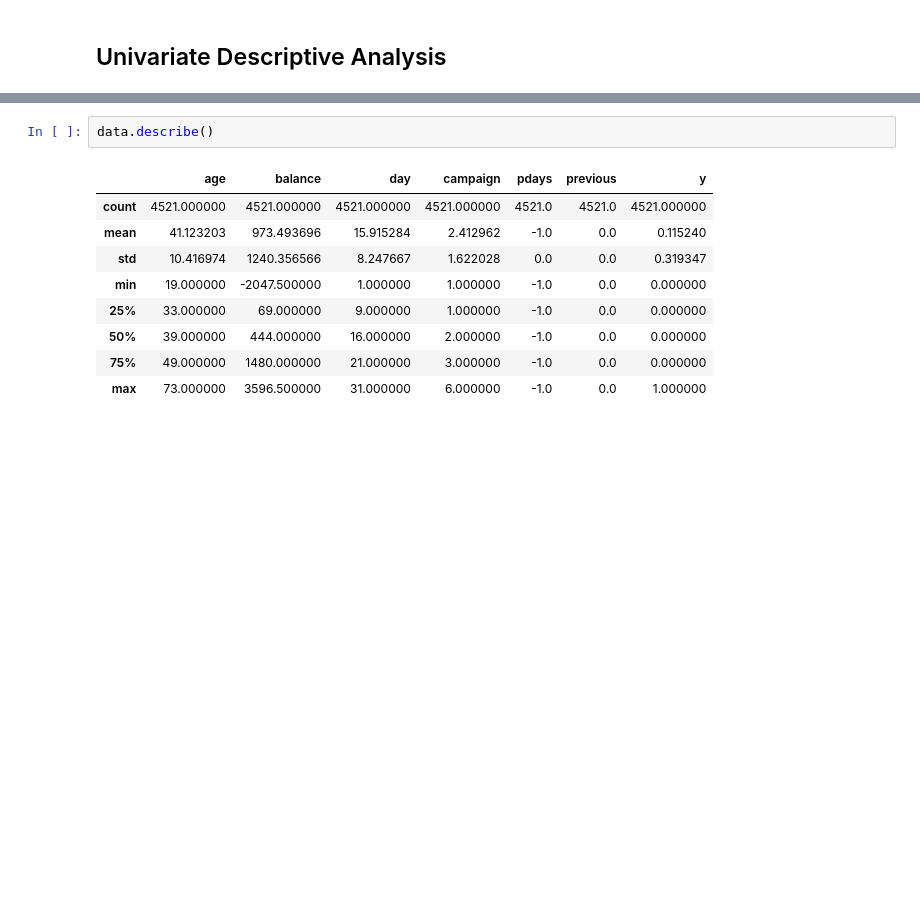
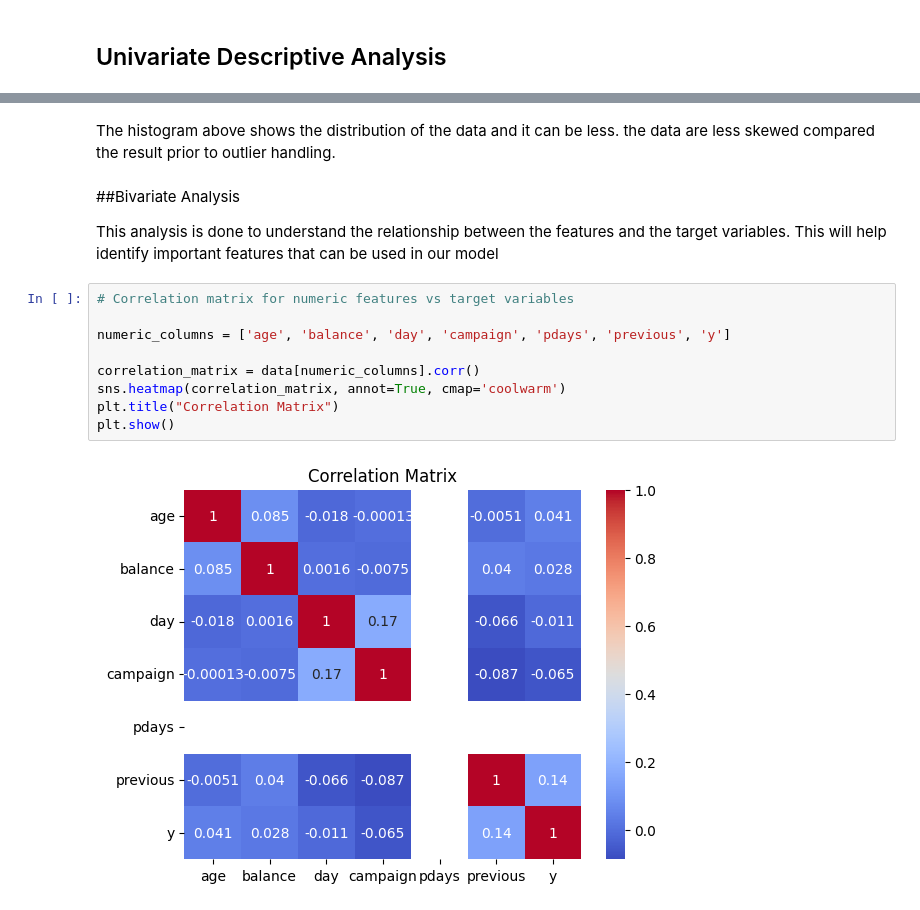
Before and after one commit to Fatai-soliu/bank-telemarketing, a Jupyter notebook: Bank_Marketing.ipynb, the cells around one changed output, grey strips where cells are left out. Saved outputs shown, nothing was run; the diff lists cells and outputs as text; blank space fills up the shorter version.

```diff
--- a/Bank_Marketing.ipynb
+++ b/Bank_Marketing.ipynb
@@ -276,12 +276,17 @@ plt.show()
-# %%
-data.describe()
-# %% [output]
-|  | age | balance | day | campaign | pdays | previous | y |
-| count | 4521.000000 | 4521.000000 | 4521.000000 | 4521.000000 | 4521.0 | 4521.0 | 4521.000000 |
-| mean | 41.123203 | 973.493696 | 15.915284 | 2.412962 | -1.0 | 0.0 | 0.115240 |
-| std | 10.416974 | 1240.356566 | 8.247667 | 1.622028 | 0.0 | 0.0 | 0.319347 |
-| min | 19.000000 | -2047.500000 | 1.000000 | 1.000000 | -1.0 | 0.0 | 0.000000 |
-| 25% | 33.000000 | 69.000000 | 9.000000 | 1.000000 | -1.0 | 0.0 | 0.000000 |
-| 50% | 39.000000 | 444.000000 | 16.000000 | 2.000000 | -1.0 | 0.0 | 0.000000 |
-| 75% | 49.000000 | 1480.000000 | 21.000000 | 3.000000 | -1.0 | 0.0 | 0.000000 |
-| max | 73.000000 | 3596.500000 | 31.000000 | 6.000000 | -1.0 | 0.0 | 1.000000 |
+# %% [markdown]
+The histogram above shows the distribution of the data and it can be less. the data are less skewed compared the result prior to outlier handling.
+# %% [markdown]
+##Bivariate Analysis
+
+This analysis is done to understand the relationship between the features and the target variables. This will help identify important features that can be used in our model
+# %%
+# Correlation matrix for numeric features vs target variables
+
+numeric_columns = ['age', 'balance', 'day', 'campaign', 'pdays', 'previous', 'y']
+
+correlation_matrix = data[numeric_columns].corr()
+sns.heatmap(correlation_matrix, annot=True, cmap='coolwarm')
+plt.title("Correlation Matrix")
+plt.show()
+# %% [output]
+[figure, added]
```
Also changed, not shown: parts of 8 cells of this notebook.
